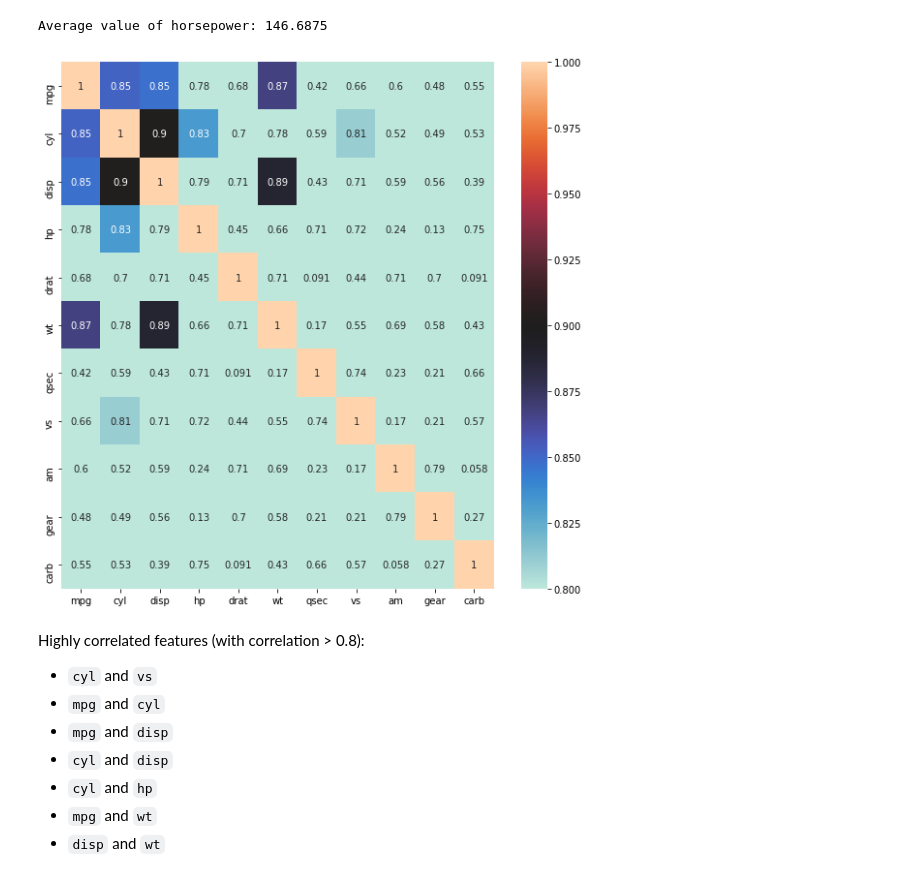
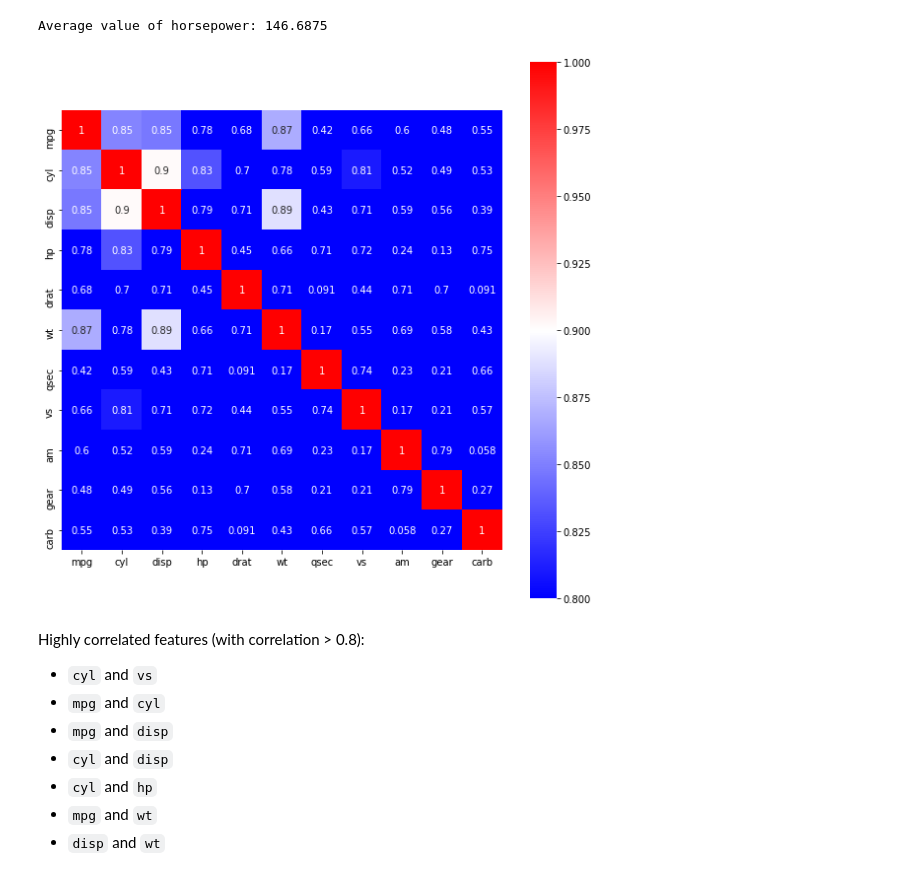
Before and after one commit to vishwesh5/Simplilearn-Masters, a Jupyter notebook: Machine_Learning/Practice_Projects/Automobile_Data_Exploration_I.ipynb, the cells around one changed output. Cells and saved outputs as stored; diff of their text form; code cells hidden in the pictures.

```diff
--- a/Machine_Learning/Practice_Projects/Automobile_Data_Exploration_I.ipynb
+++ b/Machine_Learning/Practice_Projects/Automobile_Data_Exploration_I.ipynb
@@ -72,10 +72,10 @@ import matplotlib.pyplot as plt
 %matplotlib inline
 # %%
 plt.figure(figsize=(10,10))
-sns.heatmap(abs(mtcars.corr()),annot=True,center=0.9,vmin=0.8,vmax=1)
+sns.heatmap(abs(mtcars.corr()),annot=True,center=0.9,vmin=0.8,vmax=1,square=True,cmap="bwr")
 plt.show()
 # %% [output]
-[figure, old version]
+[figure, new version]
 # %% [markdown]
 Highly correlated features (with correlation > 0.8):
 
```
